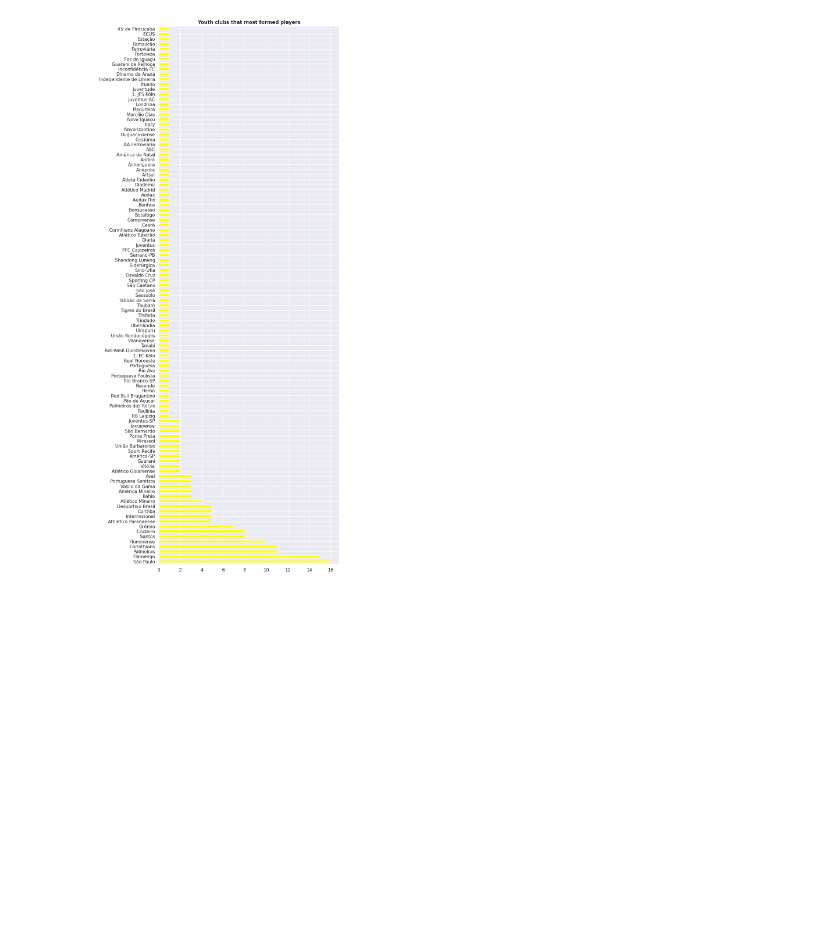
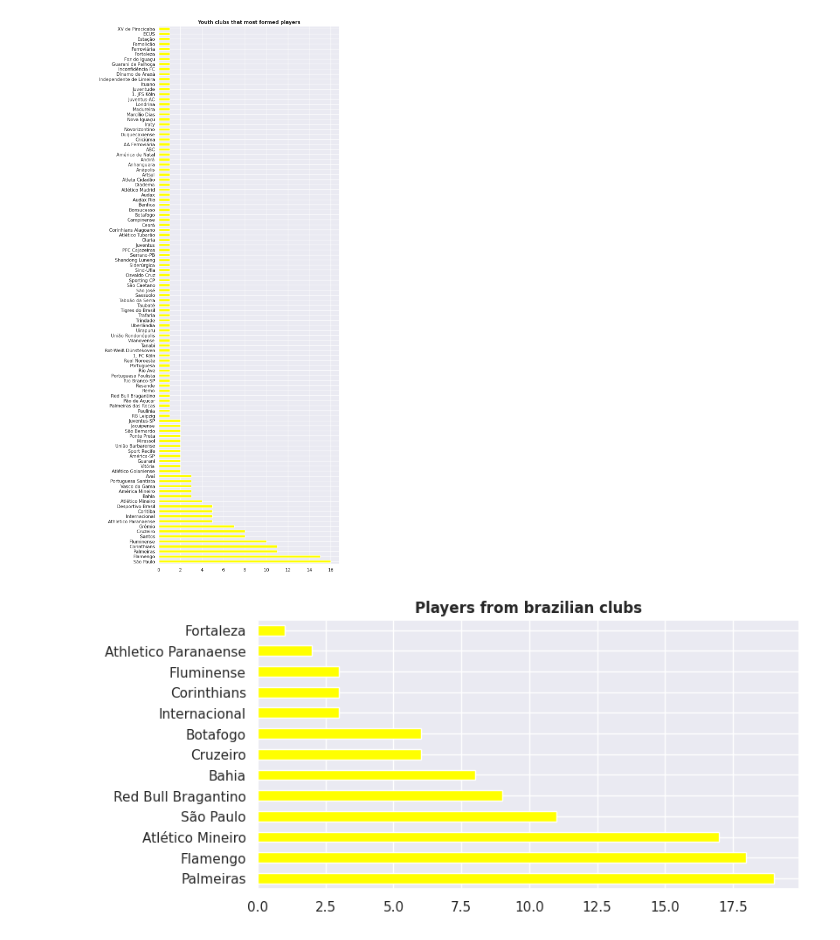
Before and after one commit to guilhermelaviola/GoalAnalysis, a Jupyter notebook: BrazilianPlayers.ipynb, the cells around one changed output. Saved outputs shown, nothing was run; the diff lists cells and outputs as text; code cells hidden in the pictures; blank space fills up the shorter version.

```diff
--- a/BrazilianPlayers.ipynb
+++ b/BrazilianPlayers.ipynb
@@ -221,3 +221,14 @@ plt.title('Youth clubs that most formed players', fontweight = 'bold')
 plt.show()
 # %% [output]
 [figure]
+# %%
+# Grouping by 'Club country' and filtering the players from brazilian clubs only:
+play_in_brazil = players[players['Club country'].str.contains('Brazil')]
+
+# Displaying brazilian clubs with most additions:
+play_in_brazil['Club'].value_counts().plot(kind = 'barh', color = 'yellow', figsize = (8, 4))
+plt.ylabel(None)
+plt.title('Players from brazilian clubs', fontweight = 'bold')
+plt.show()
+# %% [output]
+[figure, added]
```
Also changed, not shown: parts of 1 cell of this notebook.
